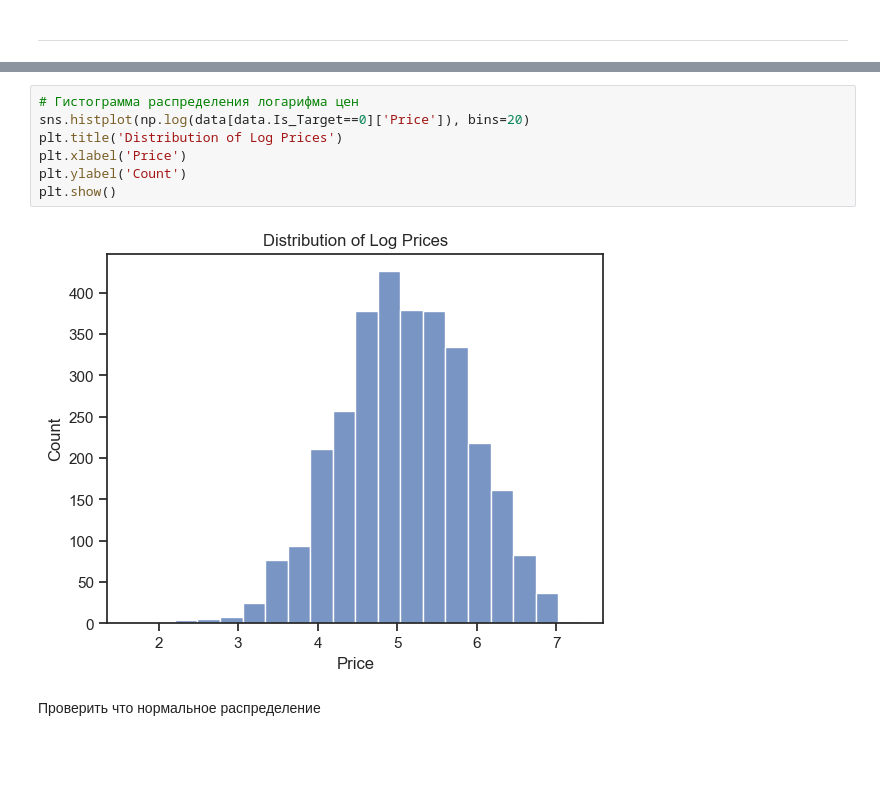
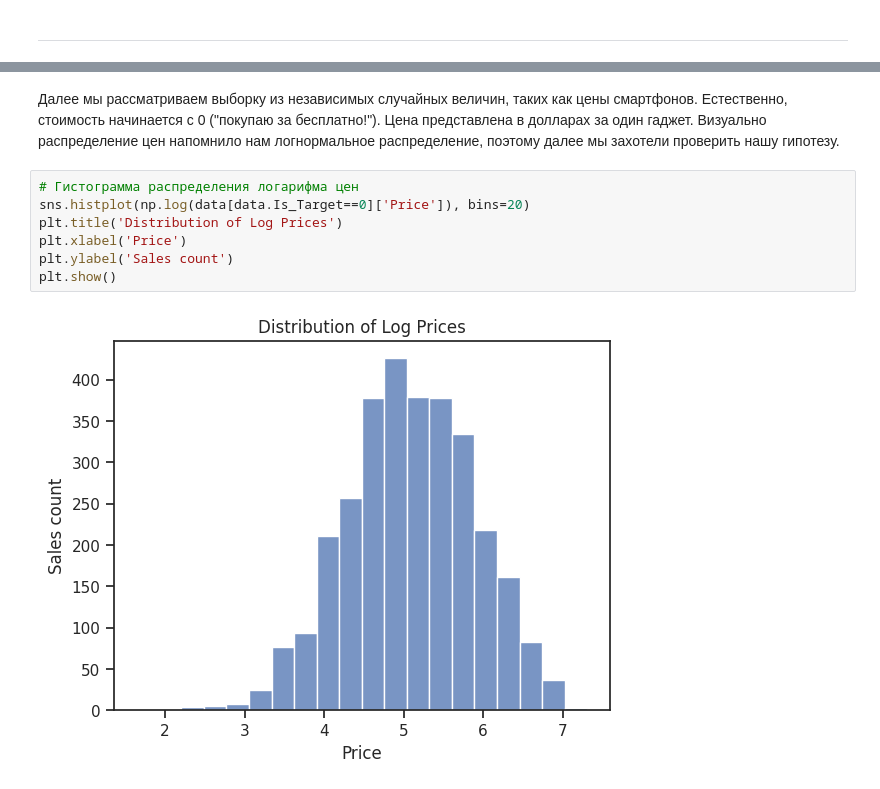
Before and after one commit to AleksKids/hedonistic-demand-from-ebay, a Jupyter notebook: EDA/Global EDA.ipynb, the cells around one changed output, grey strips where cells are left out. Cells and saved outputs as stored; diff of their text form; blank space fills up the shorter version.

```diff
--- a/EDA/Global EDA.ipynb
+++ b/EDA/Global EDA.ipynb
@@ -152,11 +162,12 @@ plt.show()
+# %% [markdown]
+Далее мы рассматриваем выборку из независимых случайных величин, таких как цены смартфонов. Естественно, стоимость начинается с 0 ("покупаю за бесплатно!"). Цена представлена в долларах за один гаджет.
+Визуально распределение цен напомнило нам логнормальное распределение, поэтому далее мы захотели проверить нашу гипотезу.
 # %%
 # Гистограмма распределения логарифма цен
 sns.histplot(np.log(data[data.Is_Target==0]['Price']), bins=20)
 plt.title('Distribution of Log Prices')
 plt.xlabel('Price')
-plt.ylabel('Count')
+plt.ylabel('Sales count')
 plt.show()
 # %% [output]
-[figure, old version]
+[figure, new version]
-# %% [markdown]
-Проверить что нормальное распределение
```
Also changed, not shown: parts of 20 cells of this notebook.
